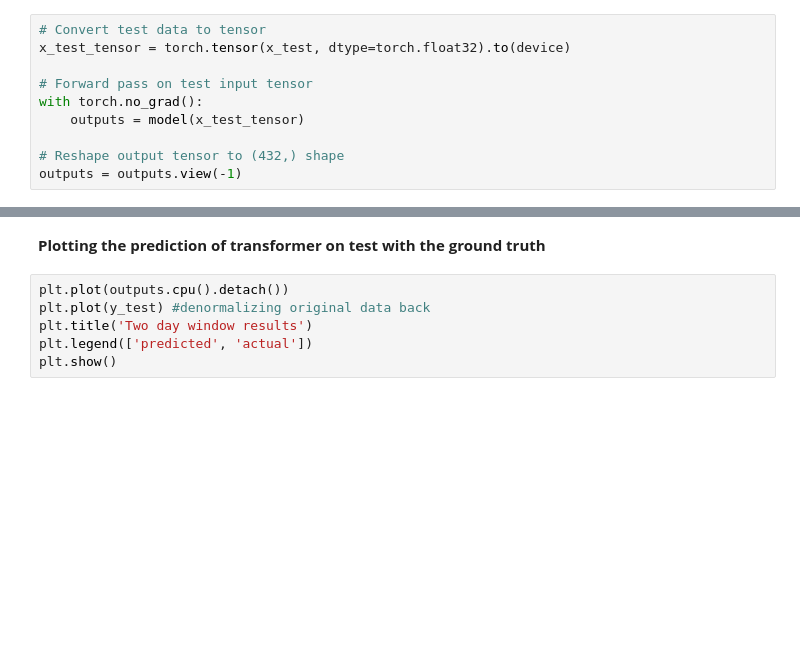
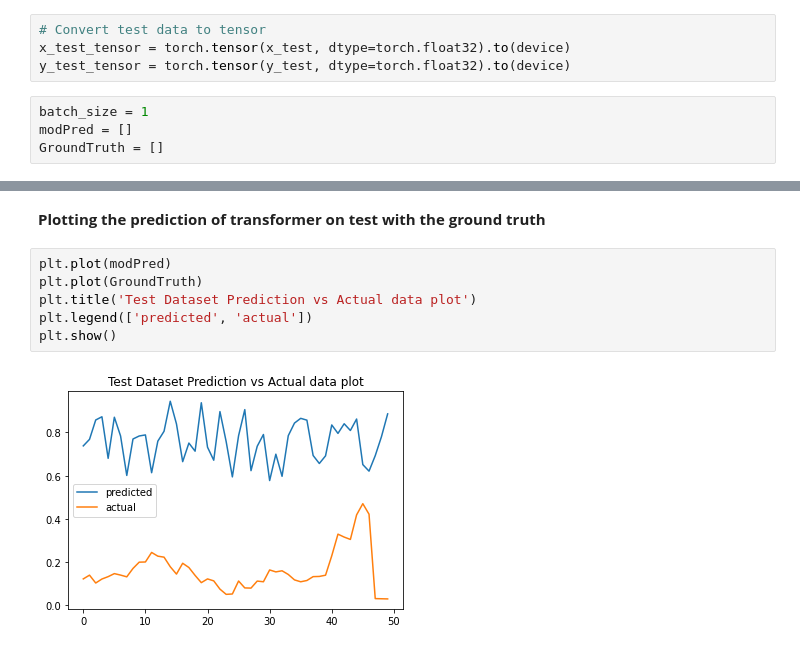
Before and after one commit to alphaameer007/RHM_FYP, a Jupyter notebook: Transformer_on_timeseries.ipynb, the cells around one changed output, grey strips where cells are left out. Saved outputs shown, nothing was run; the diff lists cells and outputs as text; blank space fills up the shorter version.

```diff
--- a/Transformer_on_timeseries.ipynb
+++ b/Transformer_on_timeseries.ipynb
@@ -391,10 +404,8 @@ plt.show()
 # %%
 # Convert test data to tensor
 x_test_tensor = torch.tensor(x_test, dtype=torch.float32).to(device)
-
-# Forward pass on test input tensor
-with torch.no_grad():
-    outputs = model(x_test_tensor)
-
-# Reshape output tensor to (432,) shape
-outputs = outputs.view(-1)
+y_test_tensor = torch.tensor(y_test, dtype=torch.float32).to(device)
+# %%
+batch_size = 1
+modPred = []
+GroundTruth = []
@@ -401,8 +442,10 @@ outputs = outputs.view(-1)
 # %% [markdown]
 **Plotting the prediction of transformer on test with the ground truth**
 # %%
-plt.plot(outputs.cpu().detach())
-plt.plot(y_test) #denormalizing original data back
-plt.title('Two day window results')
+plt.plot(modPred)
+plt.plot(GroundTruth)
+plt.title('Test Dataset Prediction vs Actual data plot')
 plt.legend(['predicted', 'actual'])
 plt.show()
+# %% [output]
+[figure, added]
```
Also changed, not shown: parts of 8 cells of this notebook.
